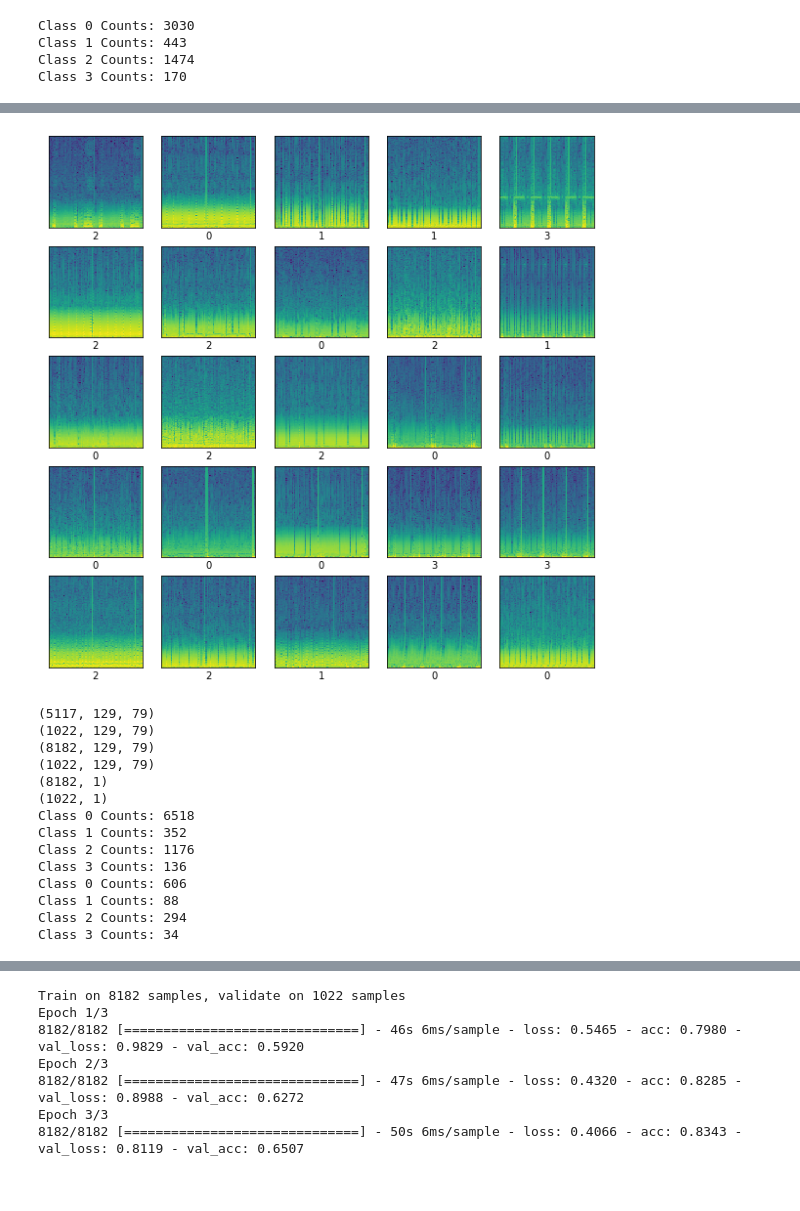
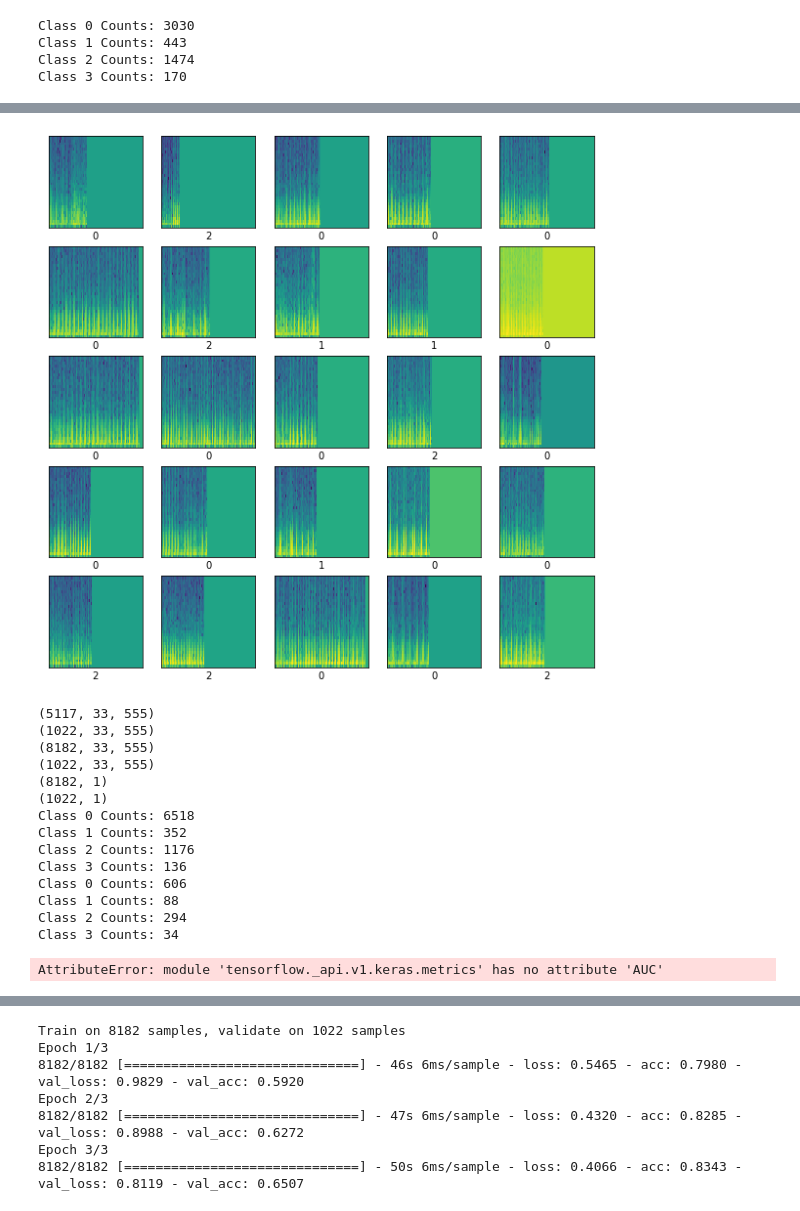
Before and after one commit to devpouya/AML, a Jupyter notebook: task.ipynb, the cells around one changed output, grey strips where cells are left out. Cells and saved outputs as stored; diff of their text form; code cells hidden in the pictures.

```diff
--- a/task.ipynb
+++ b/task.ipynb
@@ -107,10 +110,19 @@ def fft_mod_min(data):
 # %%
 from scipy.signal import spectrogram
 
-x_train = fill_periodic(data)
-x_test = fill_periodic(test_data)
+def make_spectrogram(data, nperseg=64, noverlap=32):
+    padded = np.nan_to_num(data)
+    f, t, sxx = spectrogram(x=padded, fs=300,nperseg=nperseg, noverlap=noverlap, axis=1)
+    sxx = abs(sxx)
+    mask = sxx>0
+    sxx[mask] = np.log(sxx[mask])
+    return f, t, sxx
 
-f, t, sxx = spectrogram(x_train,fs=300,axis=1)
-sxx = np.log(sxx)
-print(sxx)
+f_train, t_train, sxx = make_spectrogram(data)
+f_test, t_test, x_test = make_spectrogram(test_data)
+
+#f, t, sxx = spectrogram(x_train,fs=300,axis=1)
+#sxx = np.log(sxx)
+print(sxx.shape)
+print(x_test.shape)
 # %% [output]
@@ -134,29 +131,33 @@ print(sxx)
 # %%
 from __future__ import absolute_import, division, print_function, unicode_literals
-
+try:
+  # %tensorflow_version only exists in Colab.
+  %tensorflow_version 2.x
+except Exception:
+  pass
 import tensorflow as tf
 
 from tensorflow.keras import datasets, layers, models
 import matplotlib.pyplot as plt
 
 #(train_images, train_labels), (test_images, test_labels) = datasets.cifar10.load_data()
 
 #train_images = train_images / 255.0
 
 
 inds = np.random.random_integers(0,5117,25)
 plt.figure(figsize=(10,10))
 for ii, i in enumerate(inds):
     plt.subplot(5,5,ii+1)
     plt.xticks([])
     plt.yticks([])
     plt.grid(False)
-    plt.pcolormesh(t, f, sxx[i])
+    plt.pcolormesh(t_train, f_train, sxx[i])
     plt.xlabel(labels[i])
 
 plt.show()
 # %% [output]
-[figure, old version]
+[figure, new version]
 # %%
 import math
 
@@ -247,10 +248,10 @@ print("Class 1 Counts: {}".format(class_countst[1]))
 print("Class 2 Counts: {}".format(class_countst[2]))
 print("Class 3 Counts: {}".format(class_countst[3]))
 # %% [output]
-(5117, 129, 79)
-(1022, 129, 79)
-(8182, 129, 79)
-(1022, 129, 79)
+(5117, 33, 555)
+(1022, 33, 555)
+(8182, 33, 555)
+(1022, 33, 555)
 (8182, 1)
 (1022, 1)
 Class 0 Counts: 6518
@@ -261,3 +262,16 @@ Class 0 Counts: 606
 Class 1 Counts: 88
 Class 2 Counts: 294
 Class 3 Counts: 34
+# %%
+METRICS = [
+      tf.keras.metrics.TruePositives(name='tp'),
+      tf.keras.metrics.FalsePositives(name='fp'),
+      tf.keras.metrics.TrueNegatives(name='tn'),
+      tf.keras.metrics.FalseNegatives(name='fn'),
+      tf.keras.metrics.BinaryAccuracy(name='accuracy'),
+      tf.keras.metrics.Precision(name='precision'),
+      tf.keras.metrics.Recall(name='recall'),
+      tf.keras.metrics.AUC(name='auc'),
+]
+# %% [output]
+AttributeError: module 'tensorflow._api.v1.keras.metrics' has no attribute 'AUC'
```
Also changed, not shown: parts of 4 cells of this notebook.
